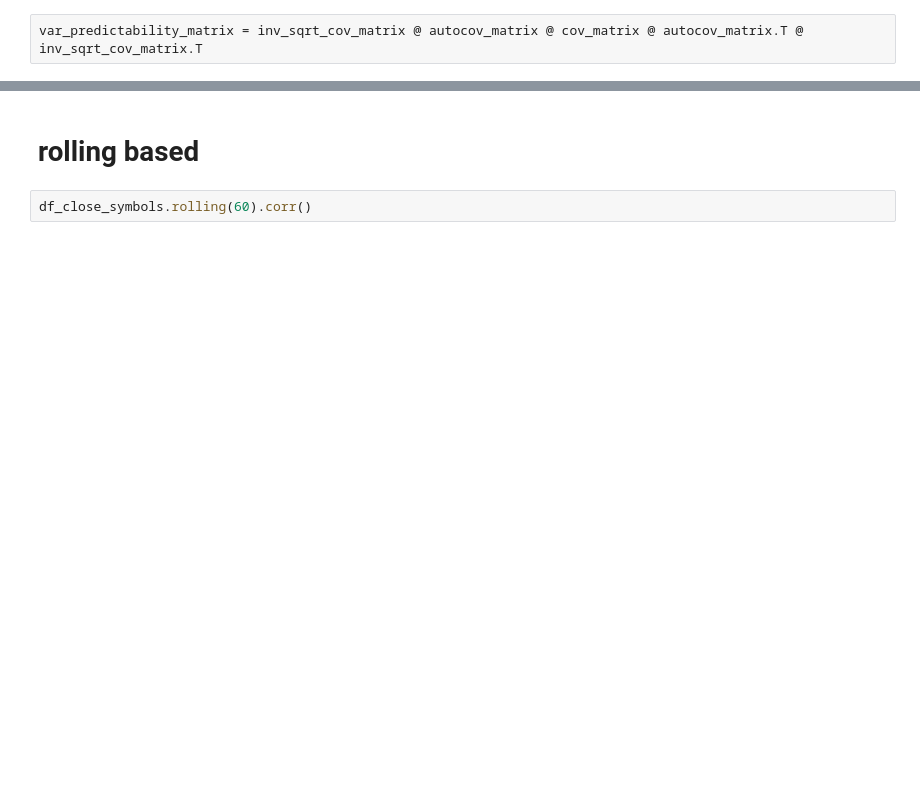
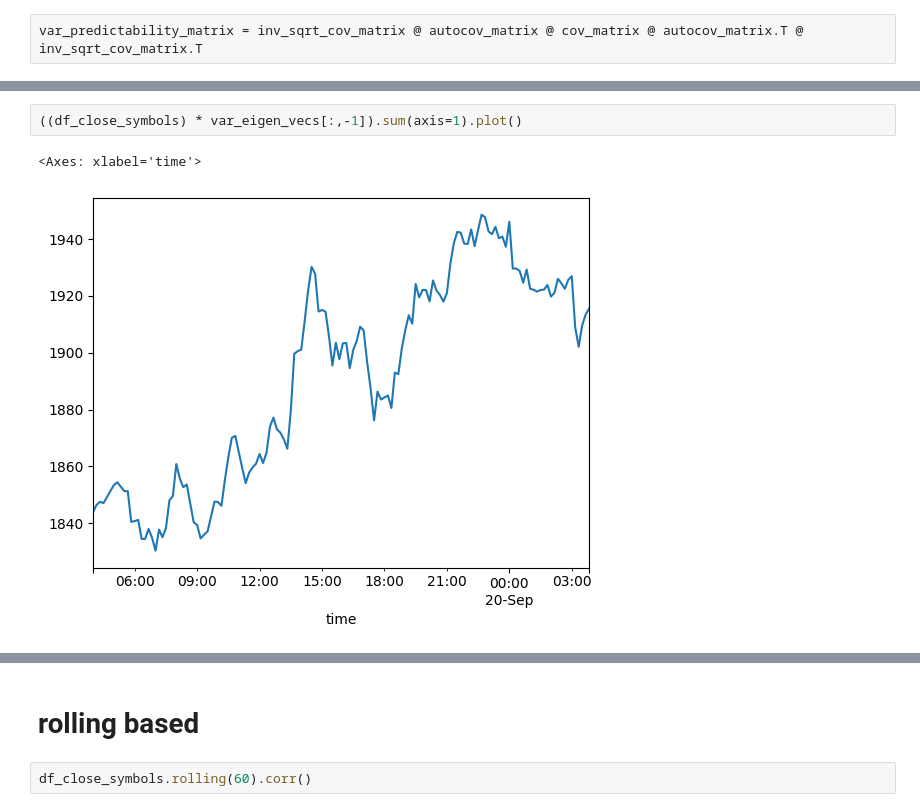
Before and after one commit to sculd/mean_reversal, a Jupyter notebook: var1.ipynb, the cells around one changed output, grey strips where cells are left out. Drawn from its saved outputs; the diff is of its cells as text; blank space fills up the shorter version.

```diff
--- a/var1.ipynb
+++ b/var1.ipynb
@@ -166 +141,6 @@ array([0.46782485, 0.84520848, 0.16254804, 0.13209435, 0.15130023])
+# %%
+((df_close_symbols) * var_eigen_vecs[:,-1]).sum(axis=1).plot()
+# %% [output]
+<Axes: xlabel='time'>
+[figure, added]
 # %%
```
Also changed, not shown: parts of 16 cells of this notebook, 1 other file.
